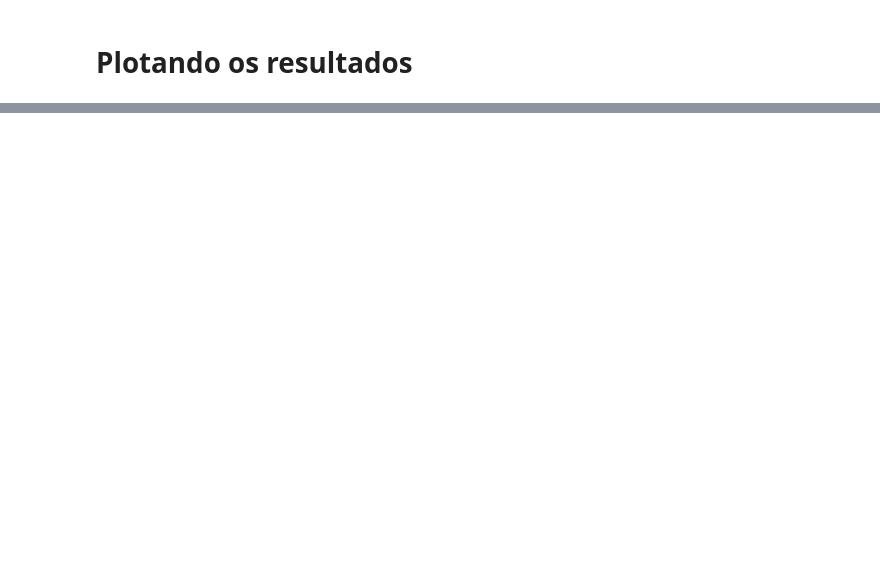
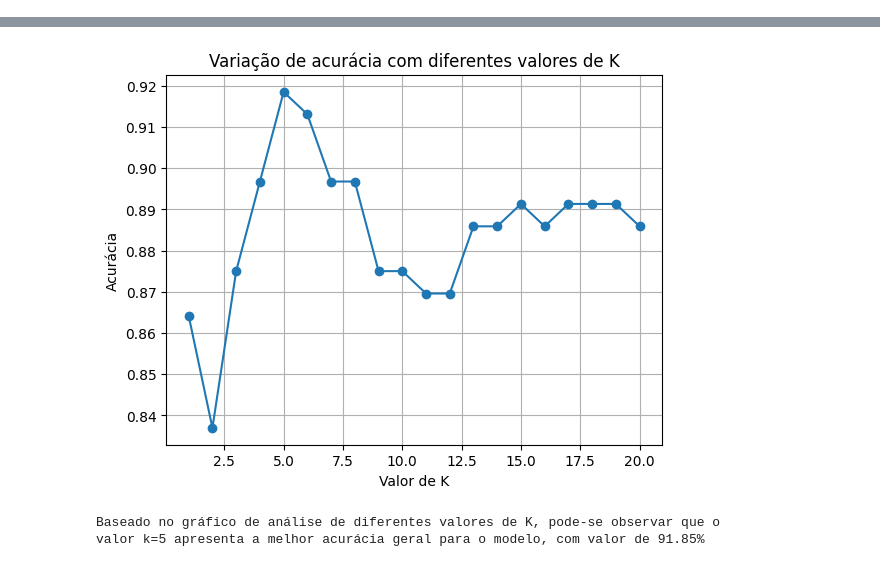
Before and after one commit to SGreR/ai-e-ml-pb-tp1, a Jupyter notebook: Rafael_Gre_PB_TP1.ipynb, the cells around one changed output, grey strips where cells are left out. Saved outputs shown, nothing was run; the diff lists cells and outputs as text; code cells hidden in the pictures; blank space fills up the shorter version.

```diff
--- a/Rafael_Gre_PB_TP1.ipynb
+++ b/Rafael_Gre_PB_TP1.ipynb
@@ -62,2 +0,0 @@ for k in k_range:
-# %% [markdown]
-# Plotando os resultados
@@ -70,0 +1,74 @@ plt.show()
+# %%
+#Importação das bibliotecas necessárias
+import pandas as pd
+import numpy as np
+from sklearn.model_selection import train_test_split
+from sklearn.preprocessing import StandardScaler
+from sklearn.neighbors import KNeighborsClassifier
+from sklearn.metrics import accuracy_score
+import matplotlib.pyplot as plt
+
+#Carregamento dos dados
+url = "https://raw.githubusercontent.com/professortiagoinfnet/inteligencia_artificial/main/heart.csv"
+df = pd.read_csv(url)
+
+print(df.head())
+print(df.info())
+
+#Questão 1
+print("""
+O conjunto de dados possui 12 colunas, 11 delas características (features) e 1 alvo (target). As features incluem variáveis numéricas como Age,
+RestingBP, Cholesterol, FastingBS, MaxHR e Oldpeak, além de variáveis categóricas como Sex, ChestPainType, RestingECG, ExerciseAngina e ST_Slope.
+Essas características representam informações de pacientes, através das quais, será possível prever a presença de doenças cardíacas.
+Para que o modelo de classificação funcione corretamente, as variáveis categóricas deverão ser convertidas em variáveis numéricas, permitindo o scaling dos dados.
+A variável alvo, HeartDisease, indica a existência (1) ou não (0) de doença cardíaca, sendo o foco principal da previsão no modelo de machine learning.
+""")
+
+#Divisão dos dados
+X = df.drop("HeartDisease", axis=1)
+y = df["HeartDisease"]
+
+#Tranformando variáveis categóricas em variáveis numéricas para realizar o scaling
+X = pd.get_dummies(X)
+
+#Dividindo 80% dos dados para treino e 20% para validação
+X_train, X_val, y_train, y_val = train_test_split(X, y, test_size=0.2, random_state=42, stratify=y)
+
+#Transformação dos dados
+scaler = StandardScaler()
+X_train_scaled = scaler.fit_transform(X_train)
+X_val_scaled = scaler.transform(X_val)
+
+#Modelagem com KNN
+knn = KNeighborsClassifier(n_neighbors=5)
+knn.fit(X_train_scaled, y_train)
+
+y_pred = knn.predict(X_val_scaled)
+
+accuracy = accuracy_score(y_val, y_pred)
+print(f"Acurácia com K=5: {accuracy:.4f}")
+#Análise do parâmetro K
+k_range = range(1, 21)
+accuracies = []
+
+for k in k_range:
+  model = KNeighborsClassifier(n_neighbors=k)
+  model.fit(X_train_scaled, y_train)
+  y_pred_k = model.predict(X_val_scaled)
+  acc = accuracy_score(y_val, y_pred_k)
+  accuracies.append(acc)
+
+#Plotando os resultados
+plt.plot(k_range, accuracies, marker='o')
+plt.title('Variação de acurácia com diferentes valores de K')
+plt.xlabel('Valor de K')
+plt.ylabel('Acurácia')
+plt.grid(True)
+plt.show()
+
+#Questão 6
+print("""
+Baseado no gráfico de análise de diferentes valores de K, pode-se observar que o
+valor k=5 apresenta a melhor acurácia geral para o modelo, com valor de 91.85%
+""")
+# %% [output]
@@ -70,0 +92,3 @@ plt.show()
+[figure, added]
+Baseado no gráfico de análise de diferentes valores de K, pode-se observar que o
+valor k=5 apresenta a melhor acurácia geral para o modelo, com valor de 91.85%
```
Also changed, not shown: parts of 18 cells of this notebook.
